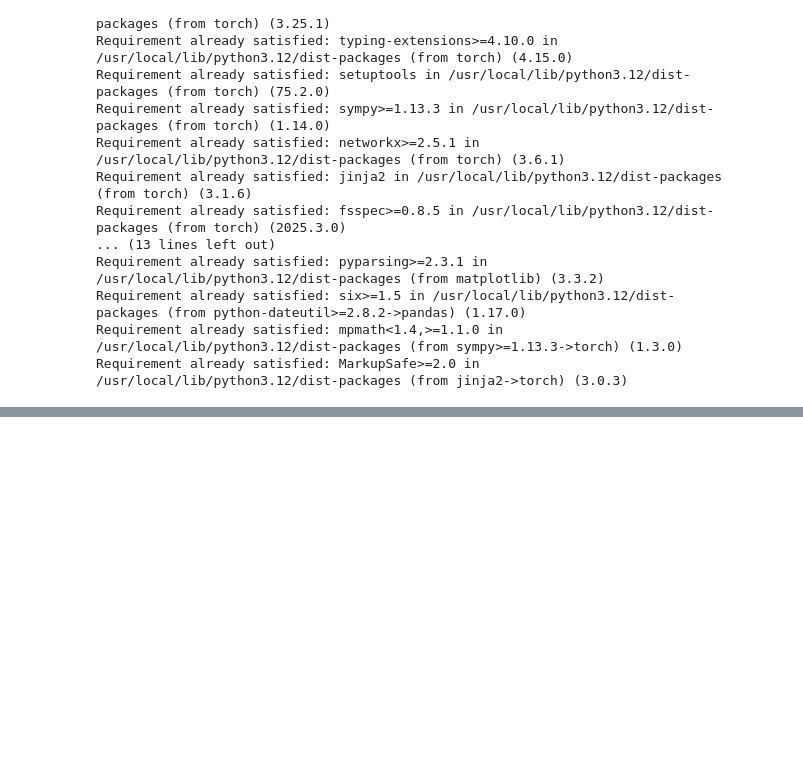
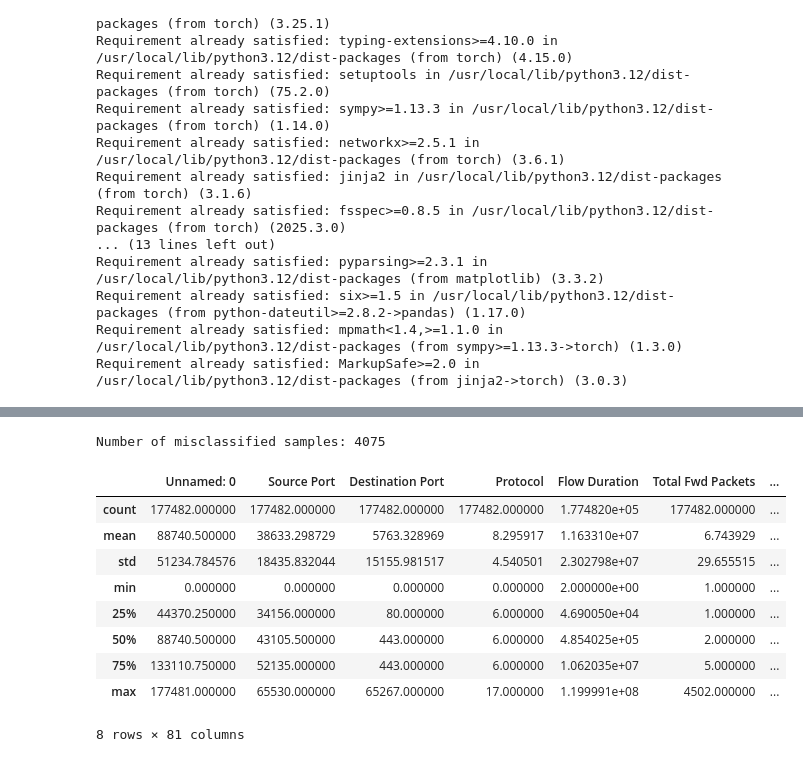
Before and after one commit to Mujtaba5252/TROJAN_TRAFFIC_ML-main, a Jupyter notebook: analysis.ipynb, the cells around one changed output, grey strips where cells are left out. Saved outputs shown, nothing was run; the diff lists cells and outputs as text; code cells hidden in the pictures; blank space fills up the shorter version.

```diff
--- a/analysis.ipynb
+++ b/analysis.ipynb
@@ -26,0 +51,9 @@ uploaded = files.upload()
+# %%
+df = pd.read_csv("Trojan_Detection.csv")
+
+# clean column names
+df.columns = df.columns.str.strip()
+
+print("Dataset shape:", df.shape)
+
+df.head()
@@ -26,0 +71,23 @@ uploaded = files.upload()
+# %%
+# drop non-numeric / identifier columns
+df = df.drop(columns=[
+    "Flow ID",
+    "Source IP",
+    "Destination IP",
+    "Timestamp"
+], errors="ignore")
+
+# convert labels
+df["Class"] = df["Class"].map({
+    "Trojan": 1,
+    "Benign": 0
+})
+
+df = df.dropna()
+
+X = df.drop(columns=["Class"])
+y = df["Class"]
+
+print("Features:", X.shape)
+print("Class distribution:")
+print(y.value_counts())
@@ -26,0 +197,19 @@ uploaded = files.upload()
+# %%
+errors = X_test[preds.numpy() != y_test.values]
+
+print("Number of misclassified samples:", errors.shape[0])
+# %% [output]
+Number of misclassified samples: 4075
+# %%
+X.describe()
+# %% [output]
+|  | Unnamed: 0 | Source Port | Destination Port | Protocol | Flow Duration | Total Fwd Packets | ... |
+| count | 177482.000000 | 177482.000000 | 177482.000000 | 177482.000000 | 1.774820e+05 | 177482.000000 | ... |
+| mean | 88740.500000 | 38633.298729 | 5763.328969 | 8.295917 | 1.163310e+07 | 6.743929 | ... |
+| std | 51234.784576 | 18435.832044 | 15155.981517 | 4.540501 | 2.302798e+07 | 29.655515 | ... |
+| min | 0.000000 | 0.000000 | 0.000000 | 0.000000 | 2.000000e+00 | 1.000000 | ... |
+| 25% | 44370.250000 | 34156.000000 | 80.000000 | 6.000000 | 4.690050e+04 | 1.000000 | ... |
+| 50% | 88740.500000 | 43105.500000 | 443.000000 | 6.000000 | 4.854025e+05 | 2.000000 | ... |
+| 75% | 133110.750000 | 52135.000000 | 443.000000 | 6.000000 | 1.062035e+07 | 5.000000 | ... |
+| max | 177481.000000 | 65530.000000 | 65267.000000 | 17.000000 | 1.199991e+08 | 4502.000000 | ... |
+8 rows × 81 columns
```
Also changed, not shown: parts of 15 cells of this notebook.
